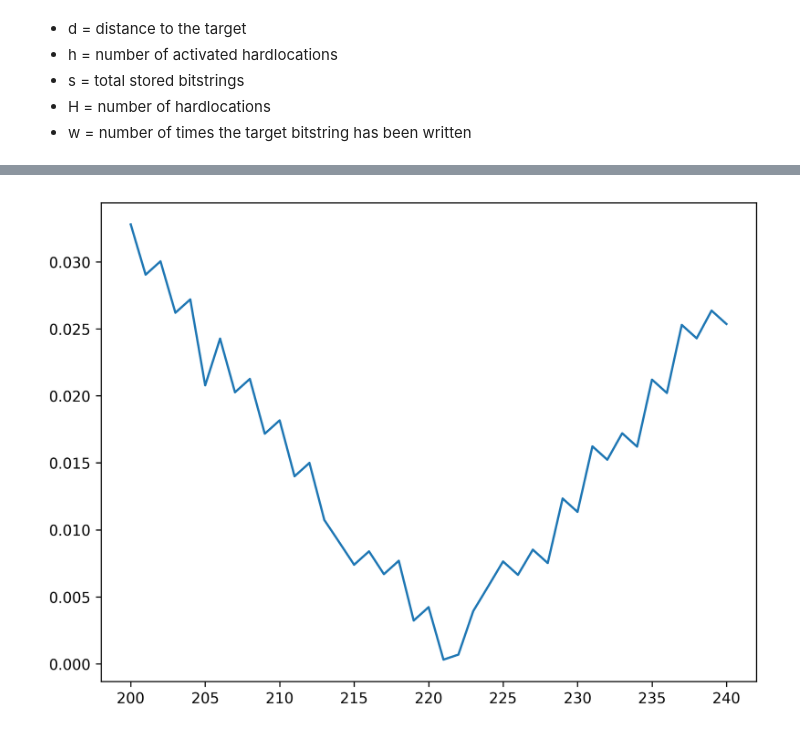
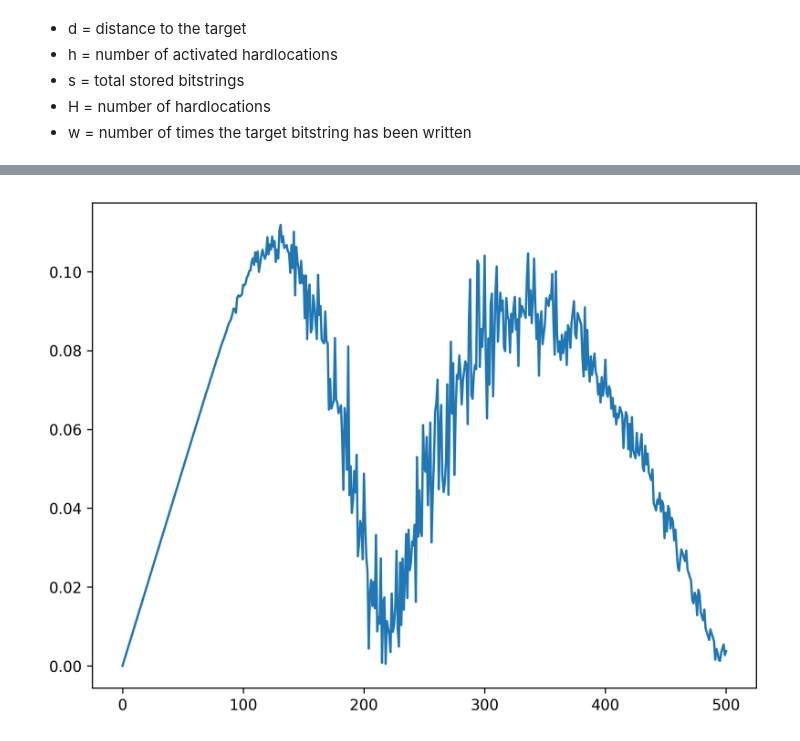
Before and after one commit to msbrogli/sdm-framework, a Jupyter notebook: docs/notebooks/Calculate critical distance.ipynb, the cells around one changed output, grey strips where cells are left out. Saved outputs shown, nothing was run; the diff lists cells and outputs as text; code cells hidden in the pictures.

Commit message:
Update Calculate critical distance notebook

```diff
--- a/docs/notebooks/Calculate critical distance.ipynb
+++ b/docs/notebooks/Calculate critical distance.ipynb
@@ -37,19 +39,9 @@ def prob_wrong_bit1(h, H, s, w, d, phi, theta):
     x = s*h*h/(2*H)-w*phi
     return binom.cdf(x, theta, 0.5)
 # %%
-def prob_wrong(n, h, H, s, w, d):
-    phi = phi_fn(n, H, r, d)
+def prob_wrong(n, h, H, s, w, d, phi_steps=500):
+    phi = phi_fn(n, H, r, d, steps=phi_steps)
     theta = 1.0*s*h*h/H - w*phi
     p0 = prob_wrong_bit0(h, H, s, w, d, phi, theta)
     p1 = prob_wrong_bit1(h, H, s, w, d, phi, theta)
     return (p0+p1)/2.0
-# %%
-address_space = sdmlib.AddressSpace.init_random(n, H)
-n = 1000
-r = 451
-H = 1000000
-s = 10000
-w = 2
-d = 230
-p = utils.calculate_probability(n, r)
-h = p*H
@@ -65,0 +48,7 @@ error -0.1491249410490415
+# %%
+n = 1000
+r = 451
+H = 1000000
+s = 10000
+w = 1
+phi_steps=5
@@ -66,10 +59,11 @@ error -0.1491249410490415
 # %%
-distances = list(range(270, 310))
+distances = list(range(0, n+1))
 y_values = []
 err_values = []
 for d in distances:
+    clear_output(wait=True)
     print('Calculating for d={}... '.format(d), end='')
-    y = prob_wrong(n=n, h=h, H=H, s=s, w=w, d=d)
+    y = prob_wrong(n=n, h=h, H=H, s=s, w=w, d=d, phi_steps=phi_steps)
     err = abs(y - 1.0*d/n)
     print(y, err)
     y_values.append(y)
@@ -83,7 +96,7 @@ KeyboardInterrupt:
 # %%
 import matplotlib.pyplot as plt
 plt.figure(figsize=(8, 6), dpi=300)
-plt.plot(distances, err_values)
+plt.plot(distances[:n//2+1], err_values[:n//2+1])
 plt.show()
 # %% [output]
-[figure, old version]
+[figure, new version]
```
Also changed, not shown: parts of 7 cells of this notebook.
